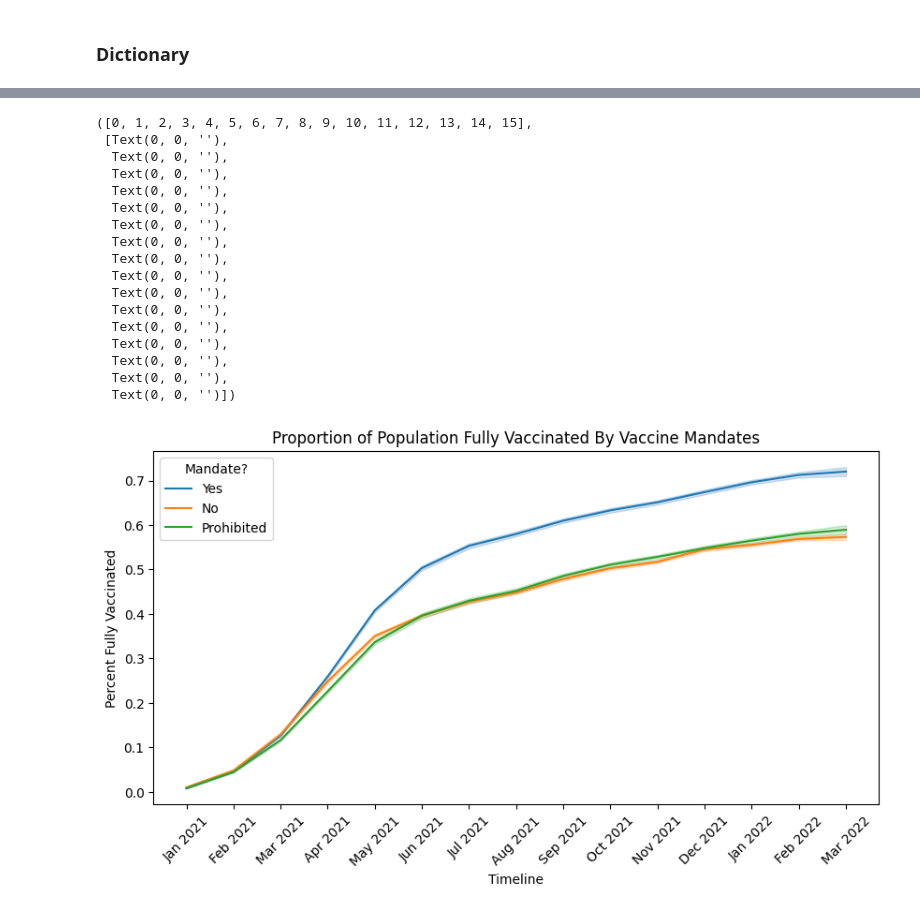
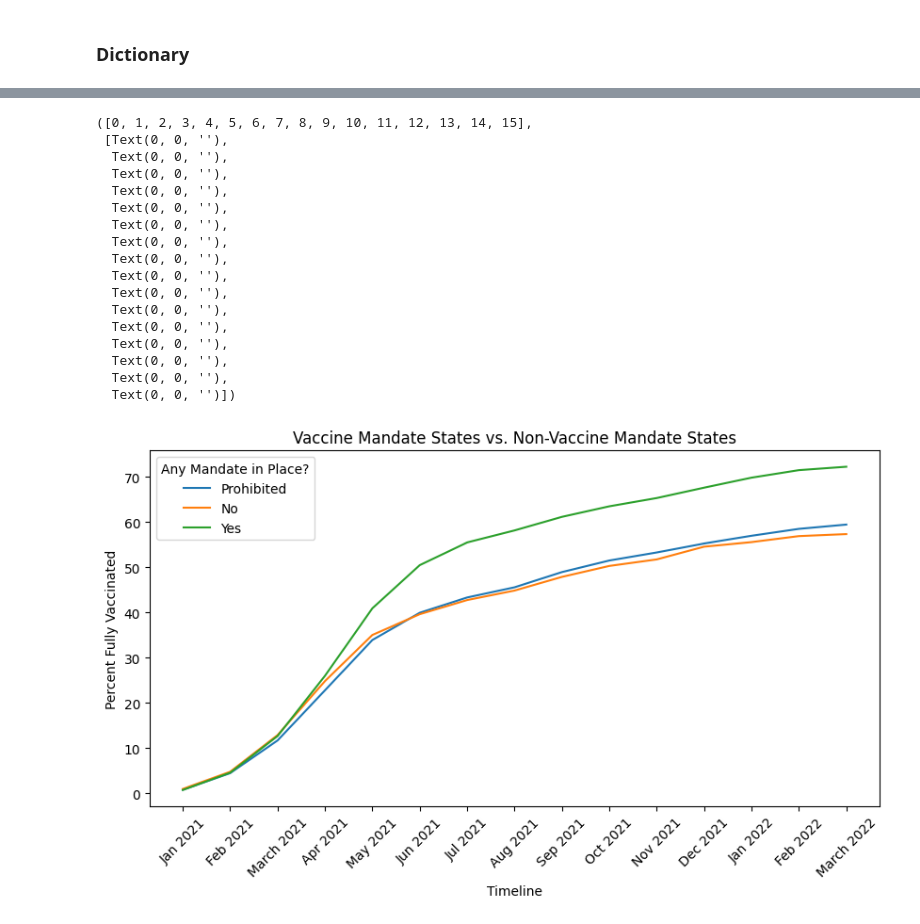
Before and after one commit to youribenadjaoud/mph-thesis, a Jupyter notebook: src/notebooks/domestic_exploration.ipynb, the cells around one changed output, grey strips where cells are left out. Drawn from its saved outputs; the diff is of its cells as text; code cells hidden in the pictures.

```diff
--- a/src/notebooks/domestic_exploration.ipynb
+++ b/src/notebooks/domestic_exploration.ipynb
@@ -148,14 +115,37 @@ vacc_all_jhu_pop[
+# %%
+vacc_final.loc[:, ["People_Fully_Vaccinated", "People_Partially_Vaccinated"]] = (
+    vacc_final.loc[:, ["People_Fully_Vaccinated", "People_Partially_Vaccinated"]]
+    .div(vacc_final.loc[:, "Total"], axis=0)
+    .multiply(100)
+)
+# %%
+# Assign a new column dependent on how many mandates each state had
+
+
+def label_mandate(row):
+    if row["Location"] in three_mandates:
+        return "3 Mandates"
+    elif row["Location"] in two_mandates:
+        return "2 Mandates"
+    elif row["Location"] in one_mandate:
+        return "1 Mandate"
+    return "None"
+
+
+vacc_final["How Many Mandates?"] = vacc_final.apply(
+    lambda row: label_mandate(row), axis=1
+)
 # %%
 # Pre-plot work to make graph prettier and df easier to work with
 
-vacc_all_jhu_pop["Month"] = pd.DatetimeIndex(vacc_all_jhu_pop["Date"]).month
-vacc_all_jhu_pop["Year"] = pd.DatetimeIndex(vacc_all_jhu_pop["Date"]).year
+vacc_final["Month"] = pd.DatetimeIndex(vacc_final["Date"]).month
+vacc_final["Year"] = pd.DatetimeIndex(vacc_final["Date"]).year
 
-vacc_all_jhu_pop["Month"] = vacc_all_jhu_pop["Month"].replace(
+vacc_final["Month"] = vacc_final["Month"].replace(
     {
         1: "Jan",
         2: "Feb",
-        3: "Mar",
+        3: "March",
         4: "Apr",
         5: "May",
         6: "Jun",
@@ -168,44 +158,42 @@ vacc_all_jhu_pop["Month"] = vacc_all_jhu_pop["Month"].replace(
     }
 )
 
-vacc_all_jhu_pop["Time"] = (
-    vacc_all_jhu_pop["Month"].astype(str) + " " + vacc_all_jhu_pop["Year"].astype(str)
+vacc_final["Time"] = (
+    vacc_final["Month"].astype(str) + " " + vacc_final["Year"].astype(str)
 )
-
-vacc_all_jhu_pop.rename(columns={"level_0": "Mandate?"}, inplace=True)
 # %%
 # JHU Vaccine Rates (based on Census 2019 Population) Plot
 
 fig, ax = plt.subplots(figsize=(10, 5), dpi=100)
 
 sns.lineplot(
-    data=vacc_all_jhu_pop,
+    data=vacc_final,
     x="Time",
     y="People_Fully_Vaccinated",
-    hue="Mandate?",
-    # ci="sd",
+    hue="Any Mandate in Place?",
+    ci=None,
 )
 
 ax.set(xlabel="Timeline", ylabel="Percent Fully Vaccinated")
-ax.set(title="Proportion of Population Fully Vaccinated By Vaccine Mandates")
+ax.set(title="Vaccine Mandate States vs. Non-Vaccine Mandate States")
 plt.xticks(rotation=45)
 # %% [output]
 ([0, 1, 2, 3, 4, 5, 6, 7, 8, 9, 10, 11, 12, 13, 14, 15],
  [Text(0, 0, ''),
   Text(0, 0, ''),
   Text(0, 0, ''),
   Text(0, 0, ''),
   Text(0, 0, ''),
   Text(0, 0, ''),
   Text(0, 0, ''),
   Text(0, 0, ''),
   Text(0, 0, ''),
   Text(0, 0, ''),
   Text(0, 0, ''),
   Text(0, 0, ''),
   Text(0, 0, ''),
   Text(0, 0, ''),
   Text(0, 0, ''),
   Text(0, 0, '')])
-[figure, old version]
+[figure, new version]
 # %%
```
Also changed, not shown: parts of 18 cells of this notebook, 3 other files.
